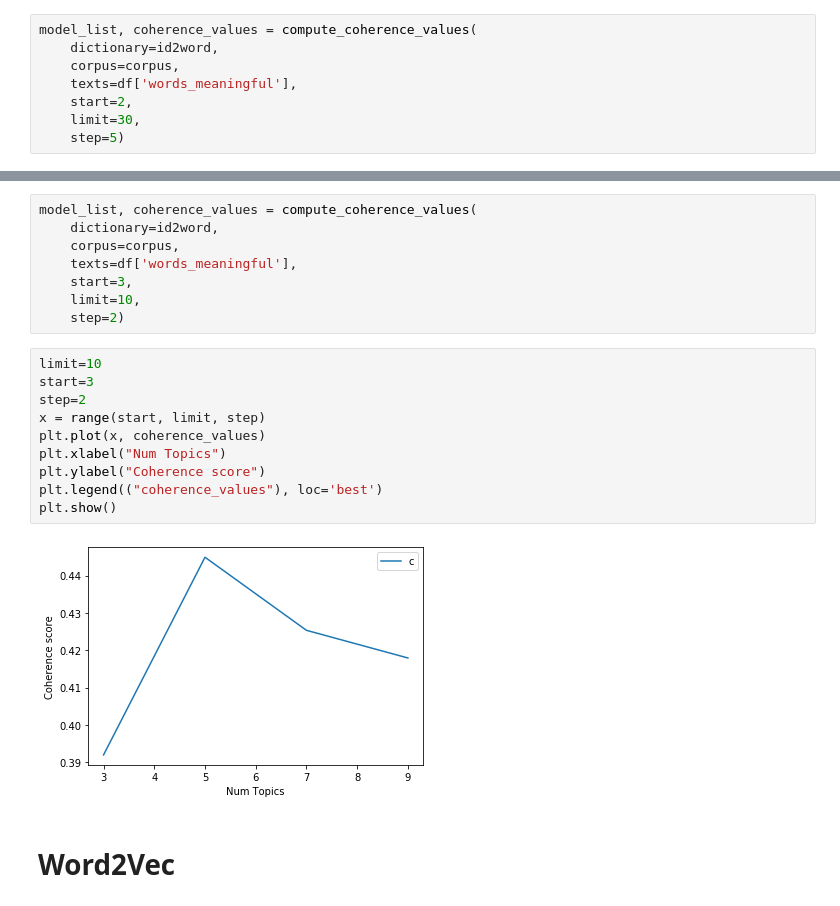
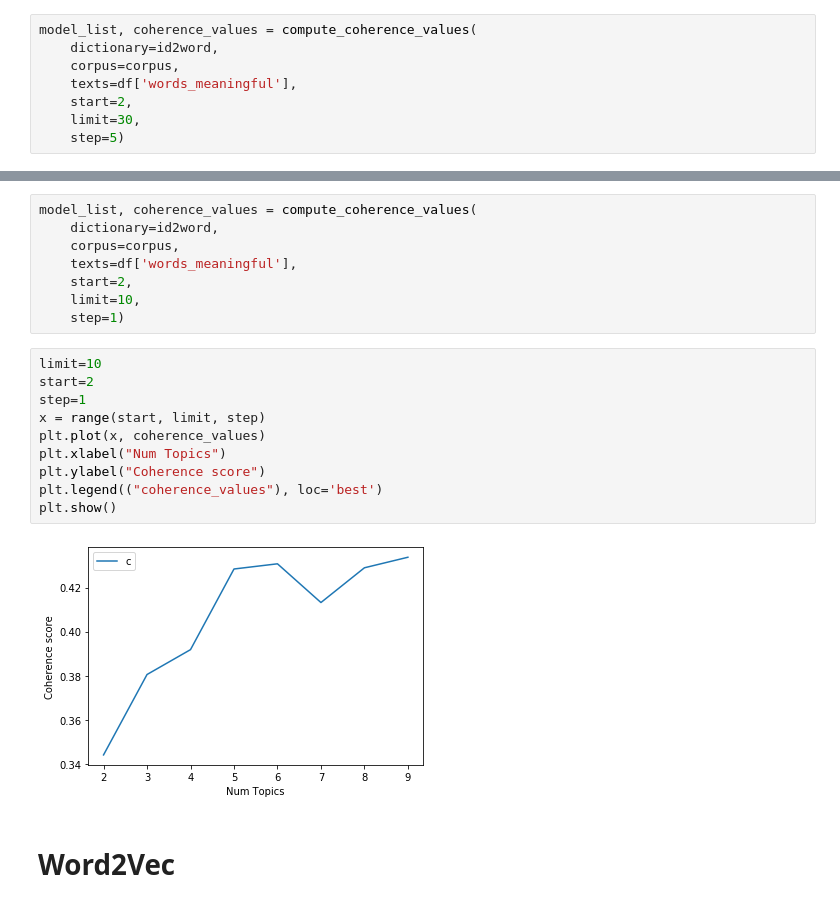
Before and after one commit to paulinegloumeau/BNPP_Sentiment_Analysis, a Jupyter notebook: Data Preprocessing - YELP.ipynb, the cells around one changed output, grey strips where cells are left out. Drawn from its saved outputs; the diff is of its cells as text.

```diff
--- a/Data Preprocessing - YELP.ipynb
+++ b/Data Preprocessing - YELP.ipynb
@@ -342,21 +356,21 @@ model_list, coherence_values = compute_coherence_values(
     dictionary=id2word,
     corpus=corpus,
     texts=df['words_meaningful'],
-    start=3,
+    start=2,
     limit=10,
-    step=2)
+    step=1)
 # %%
 limit=10
-start=3
-step=2
+start=2
+step=1
 x = range(start, limit, step)
 plt.plot(x, coherence_values)
 plt.xlabel("Num Topics")
 plt.ylabel("Coherence score")
 plt.legend(("coherence_values"), loc='best')
 plt.show()
 # %% [output]
-[figure, old version]
+[figure, new version]
 # %% [markdown]
 # Word2Vec
 # %%
```
Also changed, not shown: parts of 23 cells of this notebook, 1 other file.
